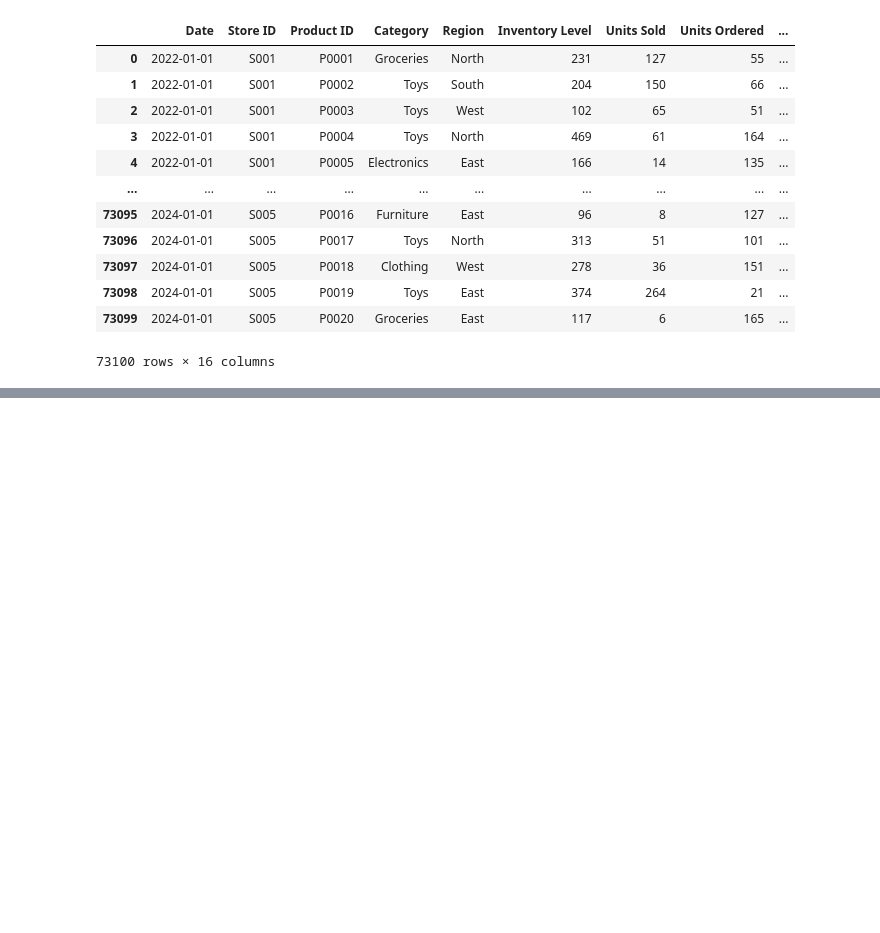
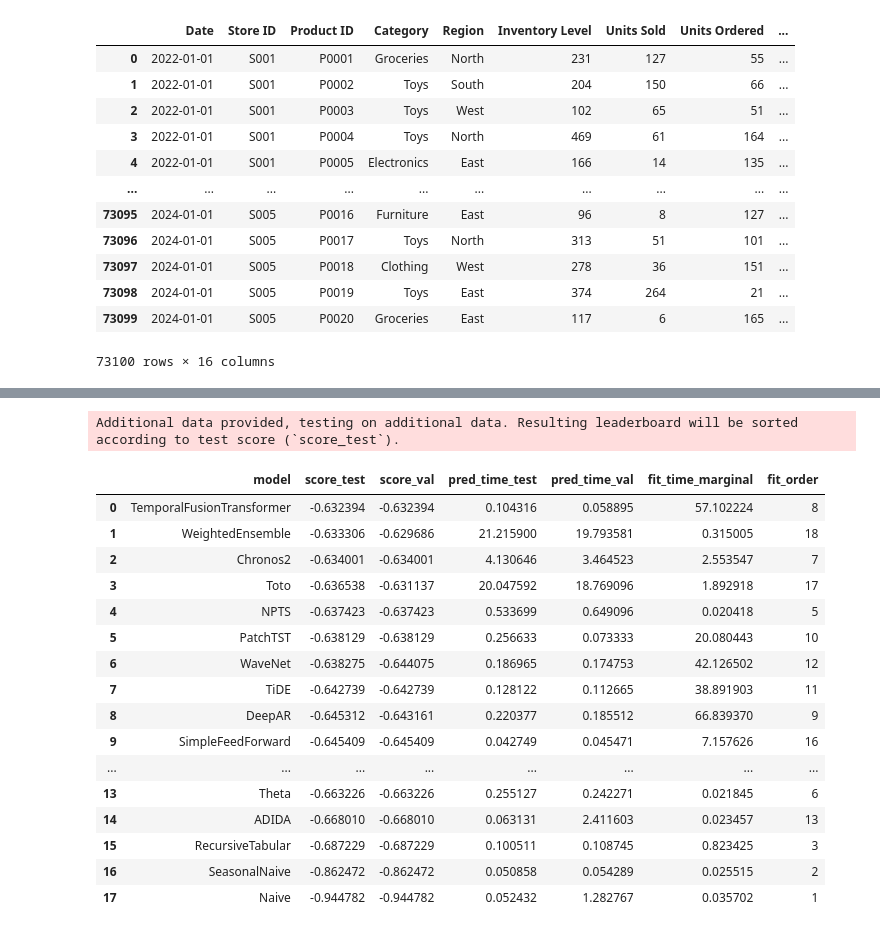
Before and after one commit to cezartdev/ai_model_evaluation_mlops, a Jupyter notebook: notebooks/02_retail_store_inventory.ipynb, the cells around one changed output, grey strips where cells are left out. Drawn from its saved outputs; the diff is of its cells as text; code cells hidden in the pictures; blank space fills up the shorter version.

```diff
--- a/notebooks/02_retail_store_inventory.ipynb
+++ b/notebooks/02_retail_store_inventory.ipynb
@@ -199,0 +197,4 @@ fig.show()
+# %%
+df_daily = df.groupby('item_id').resample('D', on='Date').agg(agg_funcs).reset_index()
+df_daily = df_daily.dropna()
+df_daily
@@ -199,0 +215,23 @@ fig.show()
+# %%
+PREDICTION_LENGTH_DAILY = 14
+
+train_data_daily = TimeSeriesDataFrame.from_data_frame(
+    df_daily, id_column="item_id", timestamp_column="Date"
+)
+
+train_split_daily, test_split_daily = train_data_daily.train_test_split(
+    prediction_length=PREDICTION_LENGTH_DAILY
+)
+
+predictor_daily = TimeSeriesPredictor(
+    prediction_length=PREDICTION_LENGTH_DAILY,
+    quantile_levels=QUANTILE_LEVELS,
+    target=TARGET,
+    eval_metric=EVAL_METRIC,
+    known_covariates_names=KNOWN_COVARIATES_NAMES
+)
+
+predictor_daily.fit(
+    train_split_daily,
+    hyperparameters=MODELS
+)
@@ -199,0 +257,22 @@ fig.show()
+# %%
+leaderboard_daily = predictor_daily.leaderboard(train_split_daily)
+leaderboard_daily
+# %% [output]
+Additional data provided, testing on additional data. Resulting leaderboard will be sorted according to test score (`score_test`).
+|  | model | score_test | score_val | pred_time_test | pred_time_val | fit_time_marginal | fit_order |
+| 0 | TemporalFusionTransformer | -0.632394 | -0.632394 | 0.104316 | 0.058895 | 57.102224 | 8 |
+| 1 | WeightedEnsemble | -0.633306 | -0.629686 | 21.215900 | 19.793581 | 0.315005 | 18 |
+| 2 | Chronos2 | -0.634001 | -0.634001 | 4.130646 | 3.464523 | 2.553547 | 7 |
+| 3 | Toto | -0.636538 | -0.631137 | 20.047592 | 18.769096 | 1.892918 | 17 |
+| 4 | NPTS | -0.637423 | -0.637423 | 0.533699 | 0.649096 | 0.020418 | 5 |
+| 5 | PatchTST | -0.638129 | -0.638129 | 0.256633 | 0.073333 | 20.080443 | 10 |
+| 6 | WaveNet | -0.638275 | -0.644075 | 0.186965 | 0.174753 | 42.126502 | 12 |
+| 7 | TiDE | -0.642739 | -0.642739 | 0.128122 | 0.112665 | 38.891903 | 11 |
+| 8 | DeepAR | -0.645312 | -0.643161 | 0.220377 | 0.185512 | 66.839370 | 9 |
+| 9 | SimpleFeedForward | -0.645409 | -0.645409 | 0.042749 | 0.045471 | 7.157626 | 16 |
+| ... | ... | ... | ... | ... | ... | ... | ... |
+| 13 | Theta | -0.663226 | -0.663226 | 0.255127 | 0.242271 | 0.021845 | 6 |
+| 14 | ADIDA | -0.668010 | -0.668010 | 0.063131 | 2.411603 | 0.023457 | 13 |
+| 15 | RecursiveTabular | -0.687229 | -0.687229 | 0.100511 | 0.108745 | 0.823425 | 3 |
+| 16 | SeasonalNaive | -0.862472 | -0.862472 | 0.050858 | 0.054289 | 0.025515 | 2 |
+| 17 | Naive | -0.944782 | -0.944782 | 0.052432 | 1.282767 | 0.035702 | 1 |
```
Also changed, not shown: parts of 27 cells of this notebook, 6 other files.
